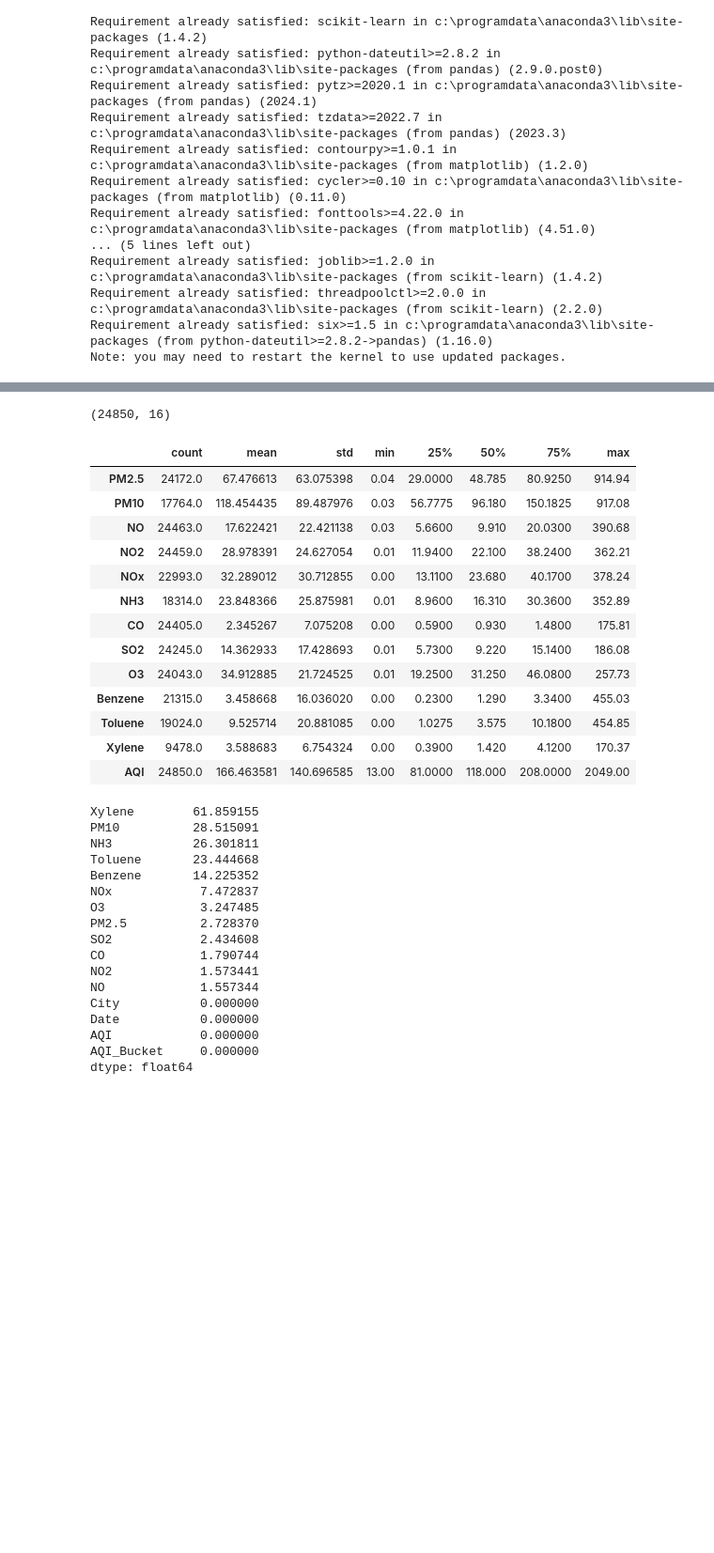
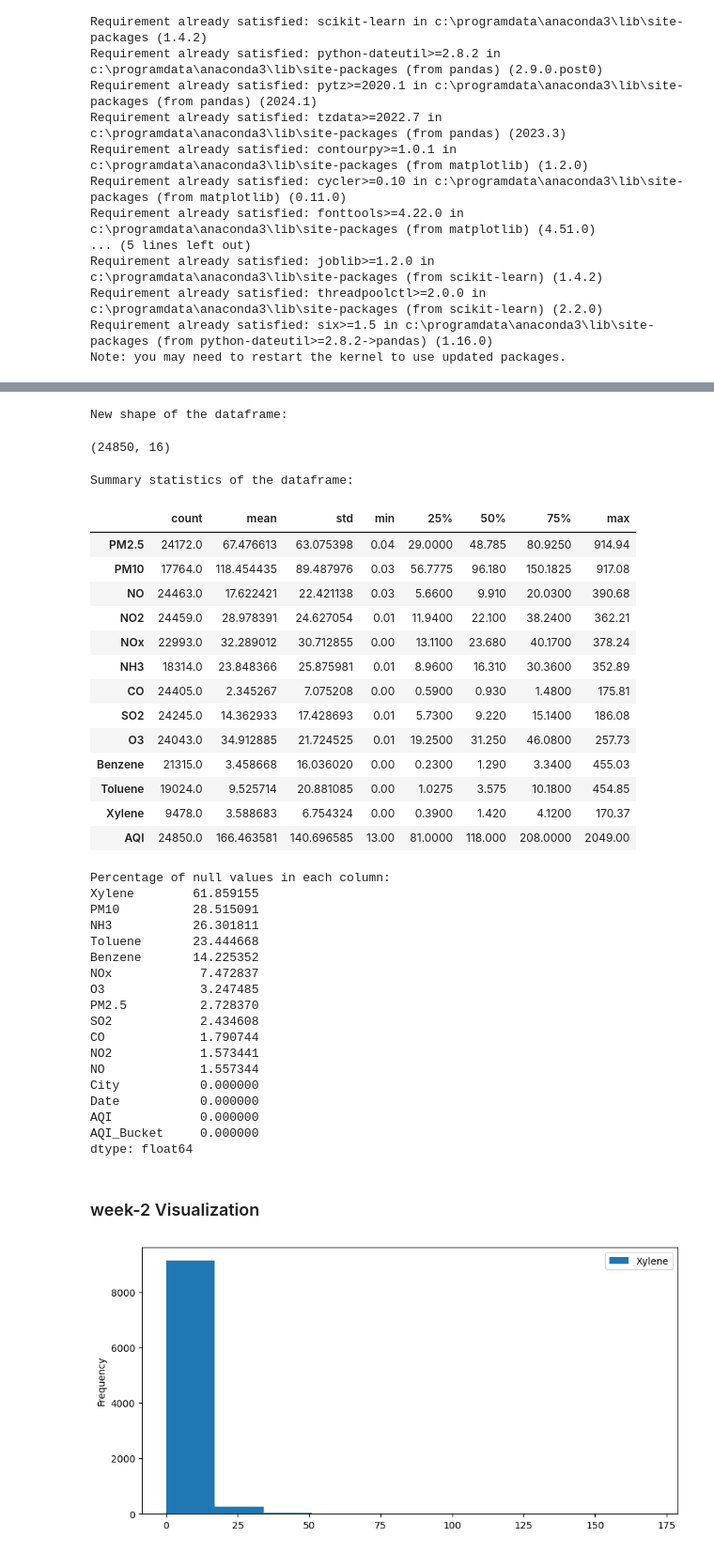
Before and after one commit to taskmasterzoro/week-1-AQI-Prediction, a Jupyter notebook: air_quality.ipynb, the cells around one changed output, grey strips where cells are left out. Shown at 94% size. Drawn from its saved outputs; the diff is of its cells as text; code cells hidden in the pictures; blank space fills up the shorter version.

Commit message:
Add files via upload
week 2

```diff
--- a/air_quality.ipynb
+++ b/air_quality.ipynb
@@ -115,11 +126,15 @@ dtype: int64
 # %%
+print("\nNew shape of the dataframe:")
 df.shape
 # %% [output]
-(24850, 16)
+New shape of the dataframe:
+(24850, 16)
 # %%
 #summary of statistics in the datasets
+print("\nSummary statistics of the dataframe:")
 df.describe().T# transpose rows into columns
 # %% [output]
+Summary statistics of the dataframe:
 |  | count | mean | std | min | 25% | 50% | 75% | max |
 | PM2.5 | 24172.0 | 67.476613 | 63.075398 | 0.04 | 29.0000 | 48.785 | 80.9250 | 914.94 |
 | PM10 | 17764.0 | 118.454435 | 89.487976 | 0.03 | 56.7775 | 96.180 | 150.1825 | 917.08 |
@@ -137,8 +152,10 @@ df.describe().T# transpose rows into columns
 # %%
 #percentage of null values
 null_values_percentage =(df.isnull().sum()/df.isnull().count()*100).sort_values(ascending=False)
-null_values_percentage
+print("\nPercentage of null values in each column:")
+print(null_values_percentage)
 # %% [output]
+Percentage of null values in each column:
 Xylene        61.859155
 PM10          28.515091
 NH3           26.301811
@@ -156,3 +173,11 @@ Date           0.000000
 AQI            0.000000
 AQI_Bucket     0.000000
 dtype: float64
+# %% [markdown]
+### week-2 Visualization
+# %%
+df['Xylene'].plot(kind='hist',figsize=(10,5))
+plt.legend()
+plt.show()
+# %% [output]
+[figure, added]
```
Also changed, not shown: parts of 57 cells of this notebook.
